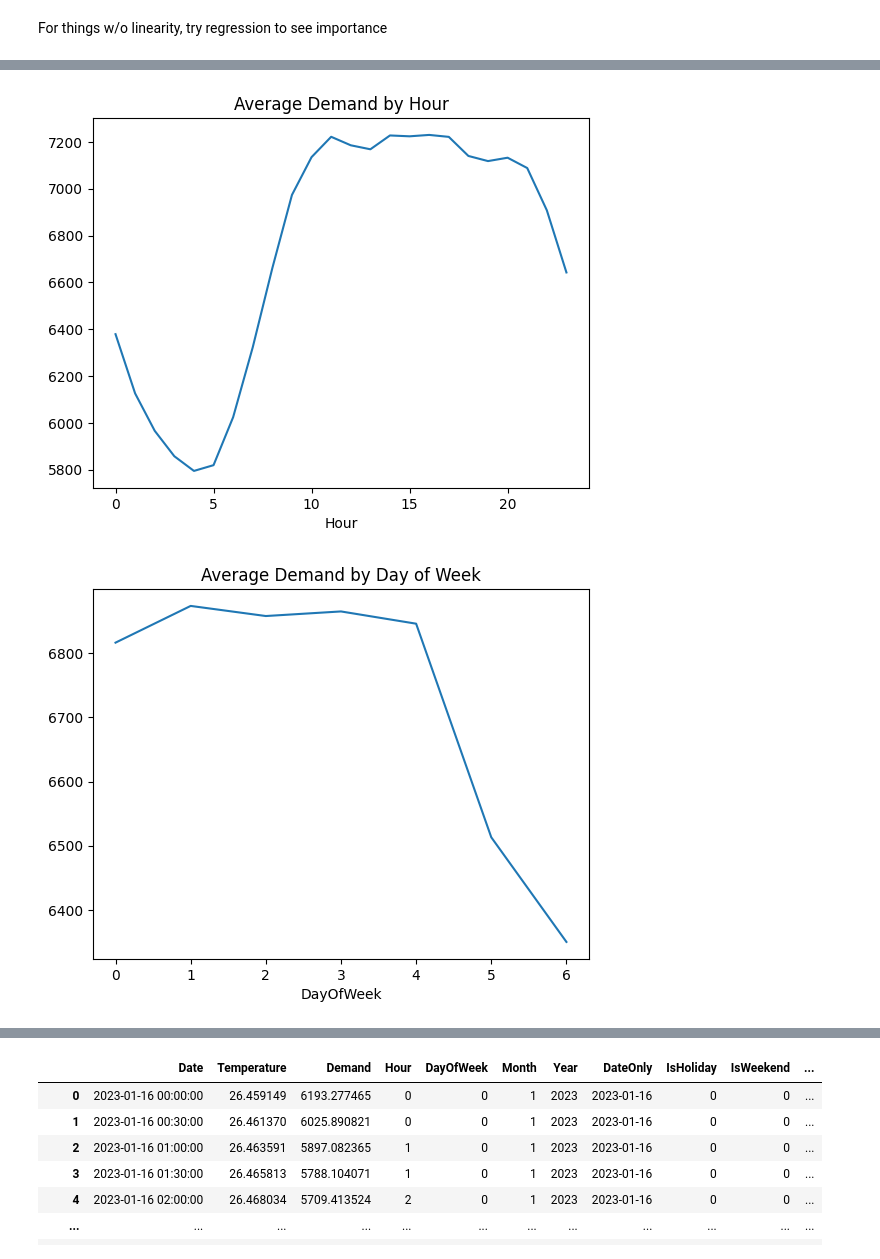
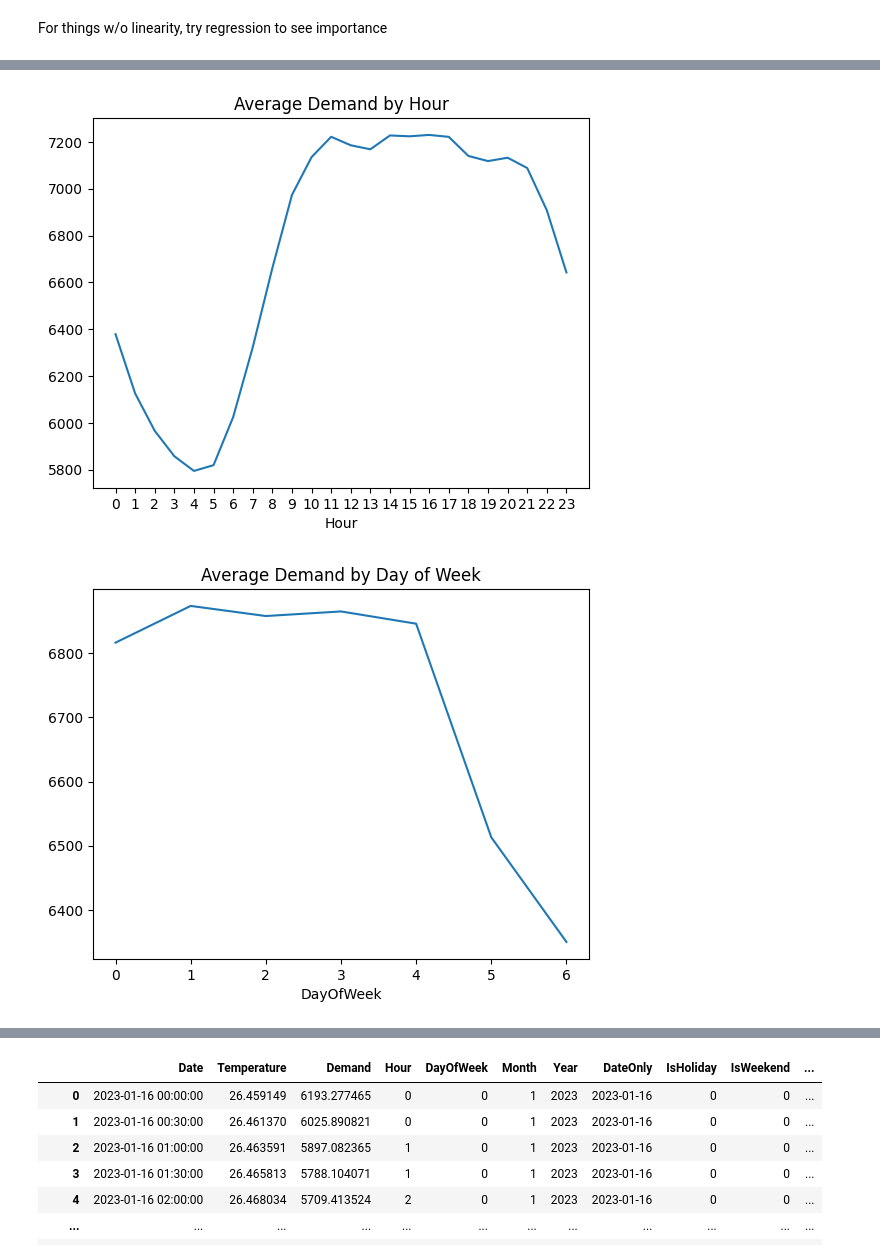
Before and after one commit to lebready/electricity_forecasty, a Jupyter notebook: ema_eda.ipynb, the cells around one changed output, grey strips where cells are left out. Cells and saved outputs as stored; diff of their text form; code cells hidden in the pictures.

```diff
--- a/ema_eda.ipynb
+++ b/ema_eda.ipynb
@@ -114,14 +118,15 @@ Notes:
 [1] Standard Errors assume that the covariance matrix of the errors is correctly specified.
 # %%
 df.groupby('Hour')['Demand'].mean().plot(title='Average Demand by Hour')
+plt.xticks(range(0,24))
 plt.show()
 
 df.groupby('DayOfWeek')['Demand'].mean().plot(title='Average Demand by Day of Week')
 plt.show()
 
 df.groupby('Month')['Demand'].mean().plot(title='Average Demand by Month')
 plt.show()
 # %% [output]
-[figure, old version]
+[figure, new version]
 [figure]
 [figure]
```
Also changed, not shown: parts of 17 cells of this notebook, 1 other file.
